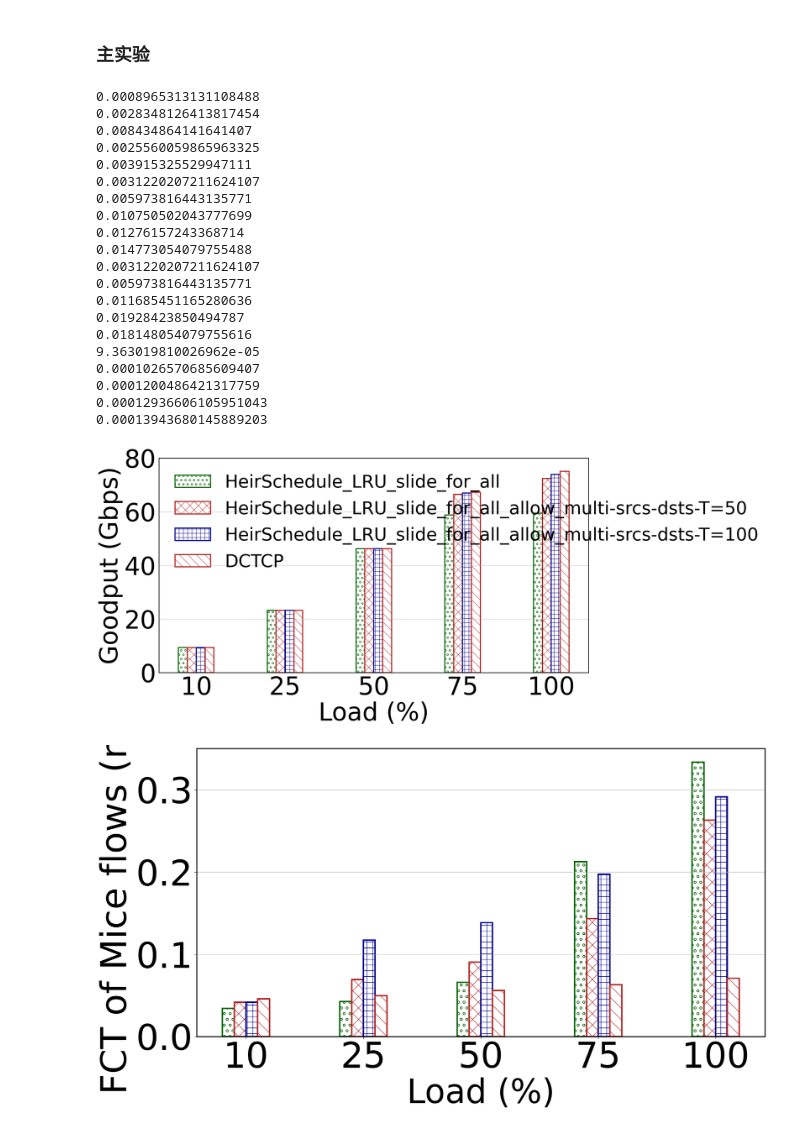
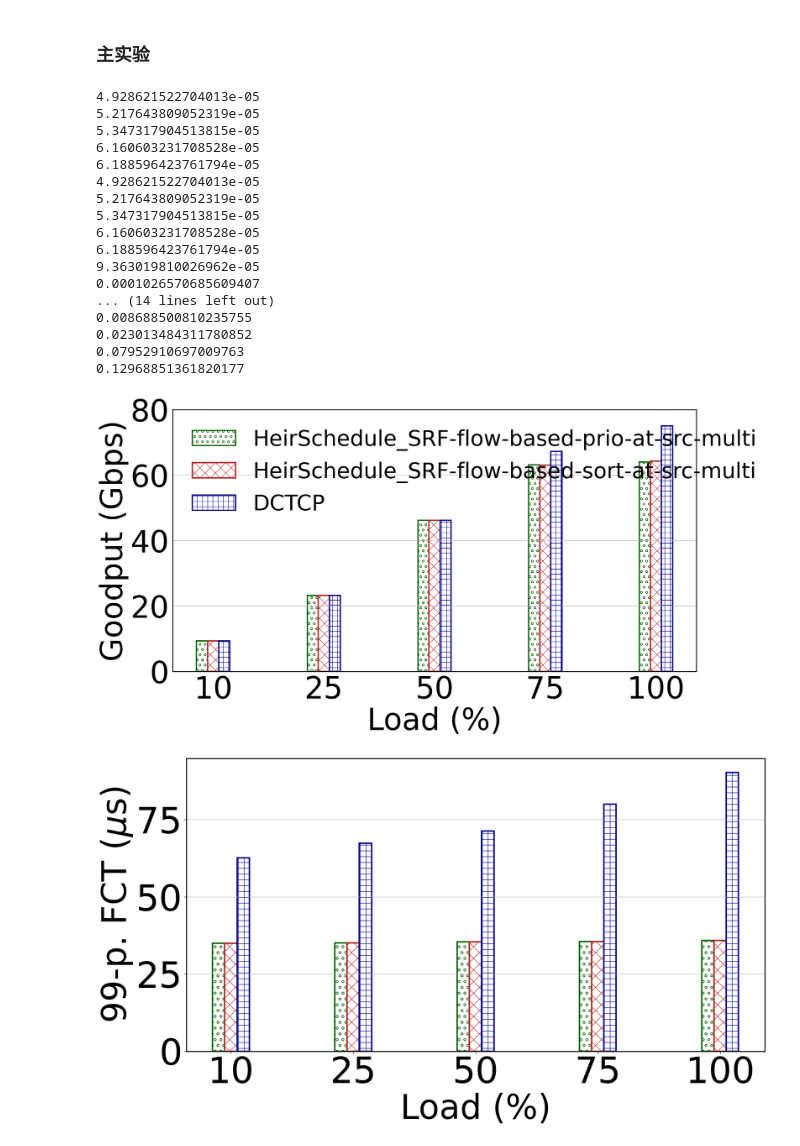
Before and after one commit to albertc-thu/HeirSchedule, a Jupyter notebook: draw/codes/Results.ipynb, the cells around one changed output. Drawn from its saved outputs; the diff is of its cells as text; code cells hidden in the pictures.

```diff
--- a/draw/codes/Results.ipynb
+++ b/draw/codes/Results.ipynb
@@ -27,6 +27,8 @@ SCHEMES = [
         # "../../DATA/125_28_SRTF_slide_for_none",
         # "../../DATA/125_28_SRTF_slide_for_mice",
         # "../../DATA/125_28_SRTF_slide_for_all",
+        # "../../DATA/SRF-flow-based/Treshold=1e5/single-srcs-dsts",
+        # "../../DATA/SRF-flow-based-new/Treshold=1e5/single-srcs-dsts",
 
         # "../../DATA/125_28_random_shuffle_slide_for_none",
         # "../../DATA/125_28_random_shuffle_slide_for_mice",
@@ -35,19 +37,26 @@ SCHEMES = [
         # "../../DATA/125_28_LRU_slide_for_none",
         # "../../DATA/125_28_LRU_slide_for_mice",
         # "../../DATA/125_28_LRU_slide_for_all/length=0.5us",
-        "../../DATA/125_28_LRU_slide_for_all",
+        # "../../DATA/125_28_LRU_slide_for_all",
         # "../../DATA/125_28_LRU_slide_for_all/length=2us",
 
-        "../../DATA/125_28_LRU_slide_for_all_allow_multi-srcs-dsts/T=50",
-        "../../DATA/125_28_LRU_slide_for_all_allow_multi-srcs-dsts/T=100",
+        # "../../DATA/125_28_LRU_slide_for_all_allow_multi-srcs-dsts/T=50",
+        # "../../DATA/125_28_LRU_slide_for_all_allow_multi-srcs-dsts/T=100",
         # "../../DATA/125_28_LRU_slide_for_all_no_over_sche",
         # "../../DATA/125_28_LRU_slide_for_all_partially_over_sche",
+        "../../DATA/SRF-flow-based-prio-at-src/Treshold=100000/multi-srcs-dsts",
+        # "../../DATA/SRF-flow-based-new/Treshold=1e5/single-srcs-dsts",
+        "../../DATA/SRF-flow-based-new/Treshold=100000/multi-srcs-dsts",
+
+
         "../../../DCTCP/DATA/thesis/W5_125_all_28",
         ]
 SCHEMES_label = [
                 # "HeirSchedule_SRTF_slide_for_none",
                 # "HeirSchedule_SRTF_slide_for_mice",
                 # "HeirSchedule_SRTF_slide_for_all",
+                # "HeirSchedule_SRF-flow-based",
+                # "HeirSchedule_SRF-flow-based-new",
 
                 # "HeirSchedule_random_shuffle_slide_for_none",
                 # "HeirSchedule_random_shuffle_slide_for_mice",
@@ -57,12 +66,15 @@ SCHEMES_label = [
                 # "HeirSchedule_LRU_slide_for_mice",
 
                 # "HeirSchedule_LRU_slide_for_all_length=0.5us",
-                "HeirSchedule_LRU_slide_for_all",
+                # "HeirSchedule_LRU_slide_for_all",
                 # "HeirSchedule_LRU_slide_for_all_length=2us",
-                "HeirSchedule_LRU_slide_for_all_allow_multi-srcs-dsts-T=50",
-                "HeirSchedule_LRU_slide_for_all_allow_multi-srcs-dsts-T=100",
+                # "HeirSchedule_LRU_slide_for_all_allow_multi-srcs-dsts-T=50",
+                # "HeirSchedule_LRU_slide_for_all_allow_multi-srcs-dsts-T=100",
                 # "HeirSchedule_LRU_slide_for_all_partially_over_sche",
                 # "HeirSchedule_LRU_slide_for_all_no_over_sche",
+                "HeirSchedule_SRF-flow-based-prio-at-src-multi",
+                # "HeirSchedule_SRF-flow-based-sort-at-src-single",
+                "HeirSchedule_SRF-flow-based-sort-at-src-multi",
                  "DCTCP"
                  ]
 # Flashpod/ESN/DATA/NSDI25/multipods/W5_28_correct_ECMP
@@ -316,35 +328,33 @@ def slowdown_bar_plot(mode, labels, workload, ax=0, flow_range='all', unit='us')
 # %%
 colors = ['white', 'white', 'white', 'white', 'white', 'white', 'white', 'white', 'white', 'white', 'white']
 edge_colors = ['darkgreen', 'firebrick', 'darkblue', 'firebrick', 'firebrick', 'firebrick', 'firebrick', 'firebrick', 'firebrick', 'firebrick']
 hatches = ['o', 'x', '+', '\\', 'x', '...', '-', '|', '\\', '。', '\\']
 WIDTH = 0.03
 my_figsize = [20,12]
 my_fontsize = 75
 mode = 'multipods'
 goodput_bar_plot(labels)
 # plt.savefig(f"../../FIGS/NSDI25-Figures/Multi-Pods/11. Main-Results-Goodput.pdf")
-slowdown_bar_plot("95p", labels, WORKLOADS[0], flow_range='Mice', unit='us')
+slowdown_bar_plot("99p", labels, WORKLOADS[0], flow_range='Mice', unit='us')
+slowdown_bar_plot("Mean", labels, WORKLOADS[0], flow_range='Elephant', unit='ms')
 # plt.savefig(f"../../FIGS/NSDI25-Figures/Multi-Pods/11. Main-Results-FCT.pdf")
 # %% [output]
-0.0008965313131108488
-0.0028348126413817454
-0.008434864141641407
-0.0025560059865963325
-0.003915325529947111
-0.0031220207211624107
-0.005973816443135771
-0.010750502043777699
-0.01276157243368714
-0.014773054079755488
-0.0031220207211624107
-0.005973816443135771
-0.011685451165280636
-0.01928423850494787
-0.018148054079755616
+4.928621522704013e-05
+5.217643809052319e-05
+5.347317904513815e-05
+6.160603231708528e-05
+6.188596423761794e-05
+4.928621522704013e-05
+5.217643809052319e-05
+5.347317904513815e-05
+6.160603231708528e-05
+6.188596423761794e-05
 9.363019810026962e-05
 0.0001026570685609407
-0.0001200486421317759
-0.00012936606105951043
-0.00013943680145889203
+... (14 lines left out)
+0.008688500810235755
+0.023013484311780852
+0.07952910697009763
+0.12968851361820177
-[figure, old version]
+[figure, new version]
-[figure, old version]
+[figure, new version]
```
Also changed, not shown: parts of 2 cells of this notebook, 54 other files.
